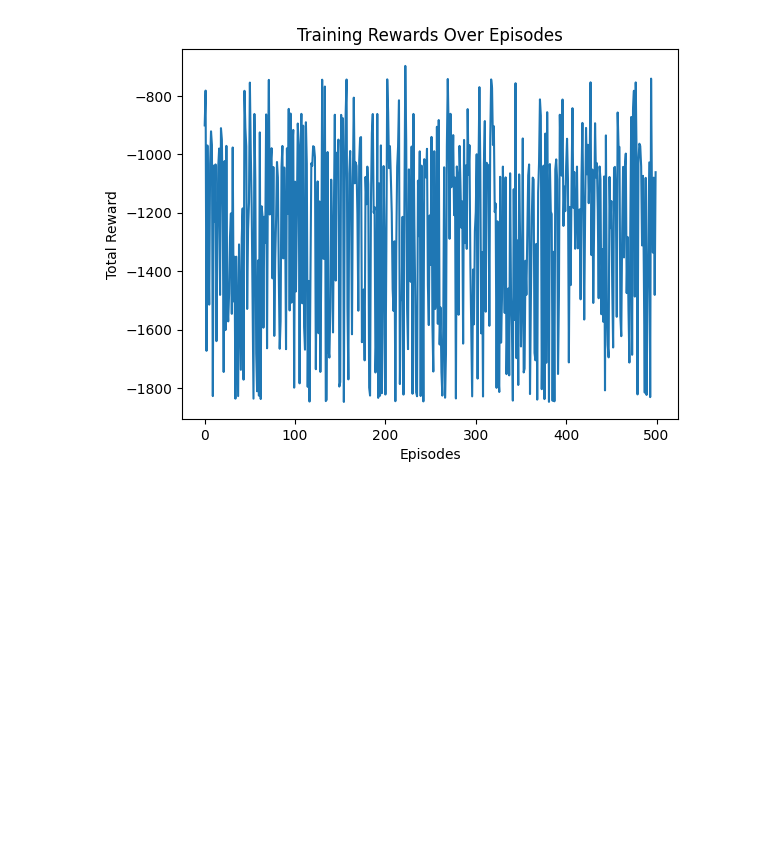
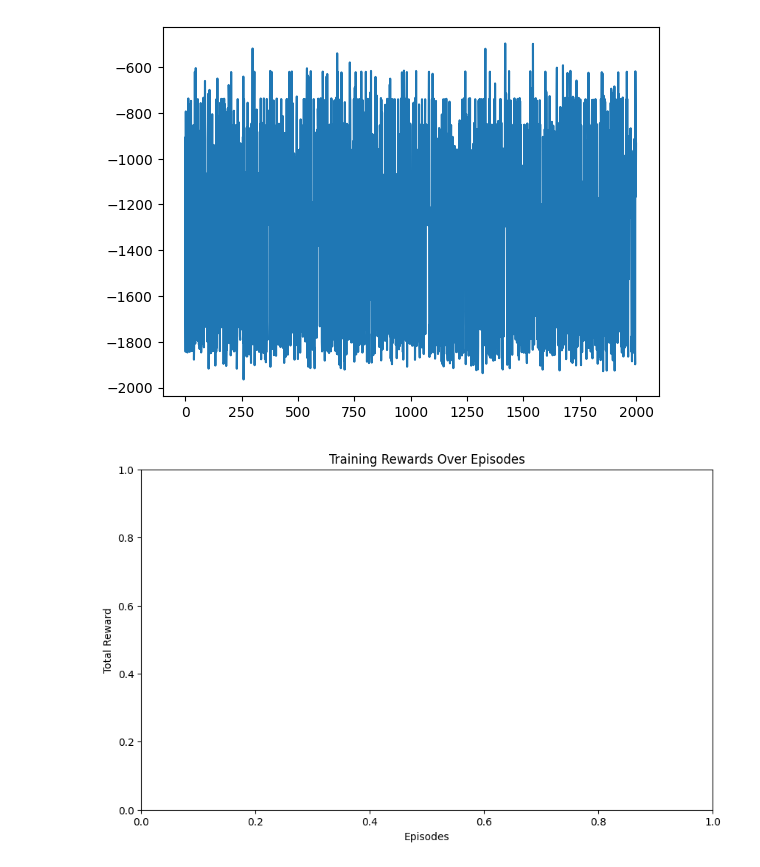
Before and after one commit to zacharylyj/Gymnasium_Pendulum_v1, a Jupyter notebook: dqn.ipynb, the cells around one changed output. Saved outputs shown, nothing was run; the diff lists cells and outputs as text; code cells hidden in the pictures; blank space fills up the shorter version.

```diff
--- a/dqn.ipynb
+++ b/dqn.ipynb
@@ -59,9 +59,14 @@ class Agent:
         self.epsilon_decay = 0.995
         self.epsilon_min = 0.01
         self.model = DQNNetwork(state_size, action_size)
+        self.target_model = DQNNetwork(state_size, action_size).to(device)
+        self.update_target_model()
         self.optimizer = optim.Adam(self.model.parameters(), lr=0.001)
         self.action_values = transform_action_values(action_size)
         self.model = DQNNetwork(state_size, action_size).to(device)
+
+    def update_target_model(self):
+        self.target_model.load_state_dict(self.model.state_dict())
 
     def select_action(self, state):
         # Extract the state array if it's inside a tuple
@@ -126,7 +131,7 @@ class Agent:
 
         # Compute Q values
         current_q_values = self.model(states).gather(1, actions)
-        next_q_values = self.model(next_states).detach().max(1)[0].unsqueeze(1)
+        next_q_values = self.target_model(next_states).detach().max(1)[0].unsqueeze(1)
         expected_q_values = rewards + self.gamma * next_q_values * (1 - dones)
 
         # Compute loss
@@ -145,7 +150,7 @@ class Agent:
 
         with torch.no_grad():
             current_q = self.model(state_tensor)[0][action]
-            max_next_q = torch.max(self.model(next_state_tensor)).item()
+            max_next_q = torch.max(self.target_model(next_state)).item()
             expected_q = reward + self.gamma * max_next_q * (not done)
 
         td_error = abs(current_q - expected_q)
@@ -185,12 +190,12 @@ import matplotlib.pyplot as plt
 if __name__ == "__main__":
     env = gym.make('Pendulum-v1', g=9.81, render_mode="rgb_array")
     state_size = env.observation_space.shape[0]
-    action_size = 11  # Discretize action space into 30 actions
+    action_size = 15  # Discretize action space into 30 actions
 
     agent = Agent(state_size, action_size, batch_size=128)
 
     scores = []  # List to store scores
-    num_episodes = 500  # Number of episodes to train
+    num_episodes = 2000  # Number of episodes to train
 
     for episode in range(num_episodes):
         state = env.reset()
@@ -198,7 +203,6 @@ if __name__ == "__main__":
         total_custom = 0
 
         for t in range(200):
-            env.render()
             action = agent.select_action(state)
             next_state, reward, done, _, _ = env.step(action)
             state_array = state[0] if isinstance(state, tuple) else state
@@ -218,6 +222,10 @@ if __name__ == "__main__":
         scores.append(total_reward)  # Store score for plotting
         print(f"Episode {episode+1}/{num_episodes}, Total Reward: {total_reward} Total Reward:{total_custom} ")
 
+        # Update the target network
+        if episode % 10 == 0:
+            agent.update_target_model()
+
     env.close()
 
     # Saving the model
@@ -235,9 +252,11 @@ KeyboardInterrupt:
 # %%
 # Plotting the scores
 plt.plot(scores)
+plt.
 plt.title('Training Rewards Over Episodes')
 plt.xlabel('Episodes')
 plt.ylabel('Total Reward')
 plt.show()
 # %% [output]
-[figure, old version]
+[figure, new version]
+[figure, added]
```
Also changed, not shown: parts of 1 cell of this notebook, 1 other file.
